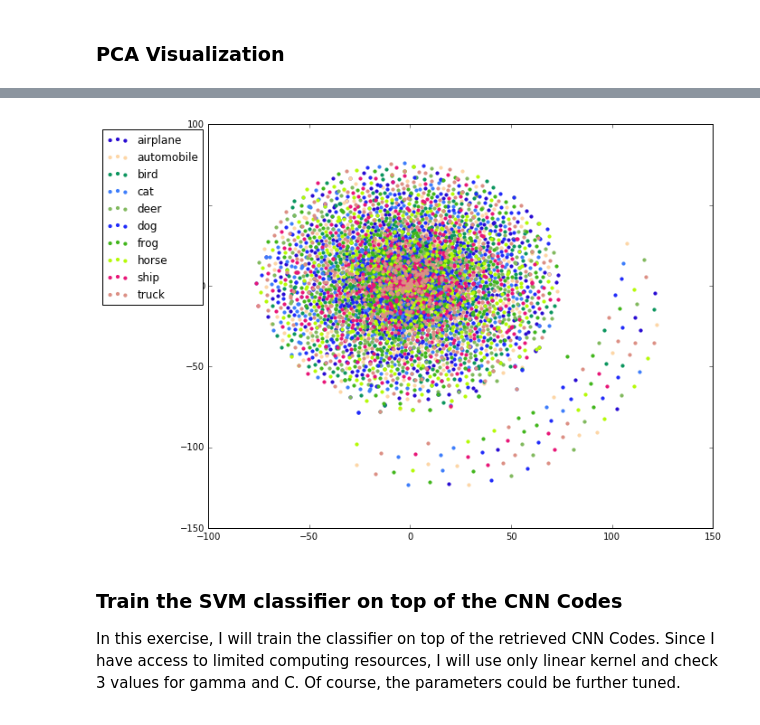
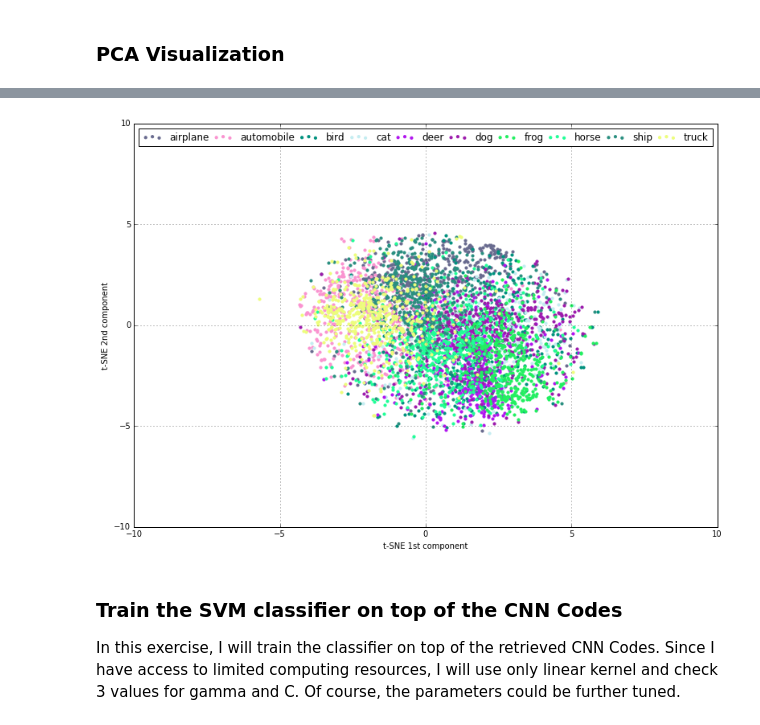
Before and after one commit to xgoogax/tplx-ds, a Jupyter notebook: pytorch codes visualization.ipynb, the cells around one changed output, grey strips where cells are left out. Drawn from its saved outputs; the diff is of its cells as text; code cells hidden in the pictures.

```diff
--- a/pytorch codes visualization.ipynb
+++ b/pytorch codes visualization.ipynb
@@ -11,6 +14,10 @@ import os
 # %%
-path_features_network = config['paths']['network_representations']
+dataset_normalized = config['dataset_details']['network_normalized']
 path_restricted_dataset = config['paths']['restricted_dataset_path']
+if dataset_normalized:
+    path_features_network = config['paths']['network_representations']
+else:
+    path_features_network = config['paths']['network_representations'] + "_not_normalized"
 content_features_network = unpickle(path_features_network)
 meta_classes = label_names_extraction(os.path.join(path_restricted_dataset, config['dataset_details']['class_info']))
 
@@ -52,13 +59,13 @@ Explained variance ratio for PCA: 0.00568038908975
 ### PCA Visualization
 # %%
 colors = {x: np.random.rand(3,1) for x in meta_classes.keys()}
-plt.figure(figsize=(10,8))
+plt.figure(figsize=(13,9))
 for label in meta_classes.keys():
     ind = np.where(train_labels == label)[0]
-    #take only n representatives of each class
-    n=200
-    ind = ind[:n]
     plt.scatter(pca_data[ind,0], pca_data[ind,1], label=meta_classes[label], color=colors[label])
-plt.legend(meta_classes.values(), bbox_to_anchor=(0,1))
+plt.legend(meta_classes.values(), mode='expand', ncol=10)
+plt.xlabel("First component")
+plt.ylabel("Second component")
+plt.grid()
 plt.show()
 # %% [output]
@@ -86,15 +89,17 @@ tsne_data = reduce_dimensionality(scaled_data, 2, 'tsne')
 # %%
-plt.figure(figsize=(10,8))
+plt.figure(figsize=(13,9))
 for label in meta_classes.keys():
     ind = np.where(train_labels == label)[0]
-    #take only n representatives of each class
-    n=200
-    ind = ind[:n]
     plt.scatter(tsne_data[ind,0], tsne_data[ind,1], label=meta_classes[label], color=colors[label], s=10)
-plt.legend(meta_classes.values(), bbox_to_anchor=(0,1))
+plt.legend(meta_classes.values(), mode='expand', ncol=10)
+plt.xlim(-10,10)
+plt.ylim(-10,10)
+plt.xlabel("t-SNE 1st component")
+plt.ylabel("t-SNE 2nd component")
+plt.grid()
 plt.show()
 # %% [output]
-[figure, old version]
+[figure, new version]
 # %% [markdown]
 ### Train the SVM classifier on top of the CNN Codes
 In this exercise, I will train the classifier on top of the retrieved CNN Codes. Since I have access to limited computing resources, I will use only linear kernel and check 3 values for gamma and C. Of course, the parameters could be further tuned.
```
Also changed, not shown: parts of 11 cells of this notebook, 4 other files.
